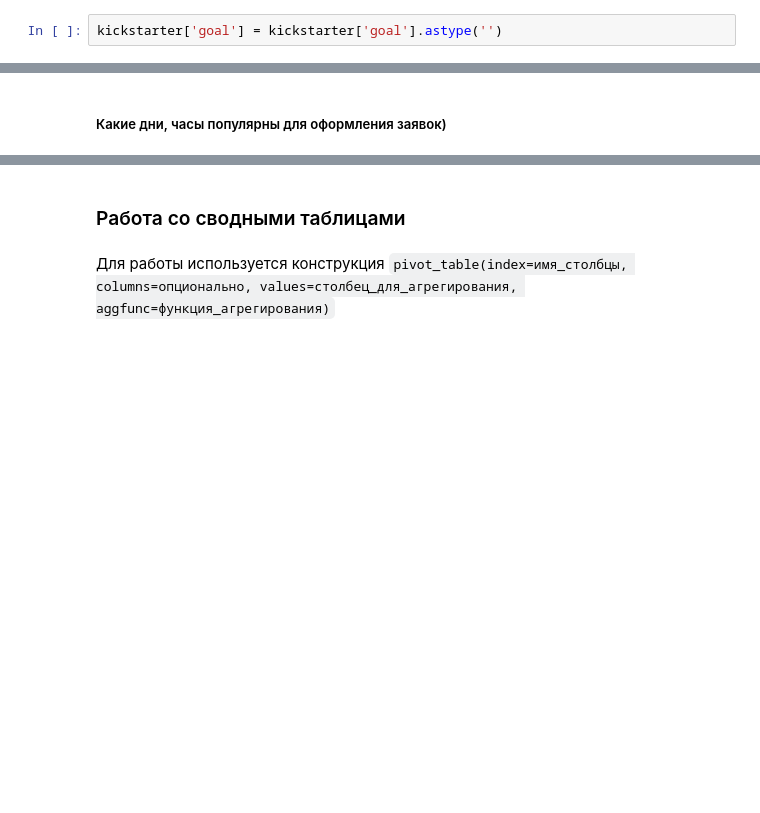
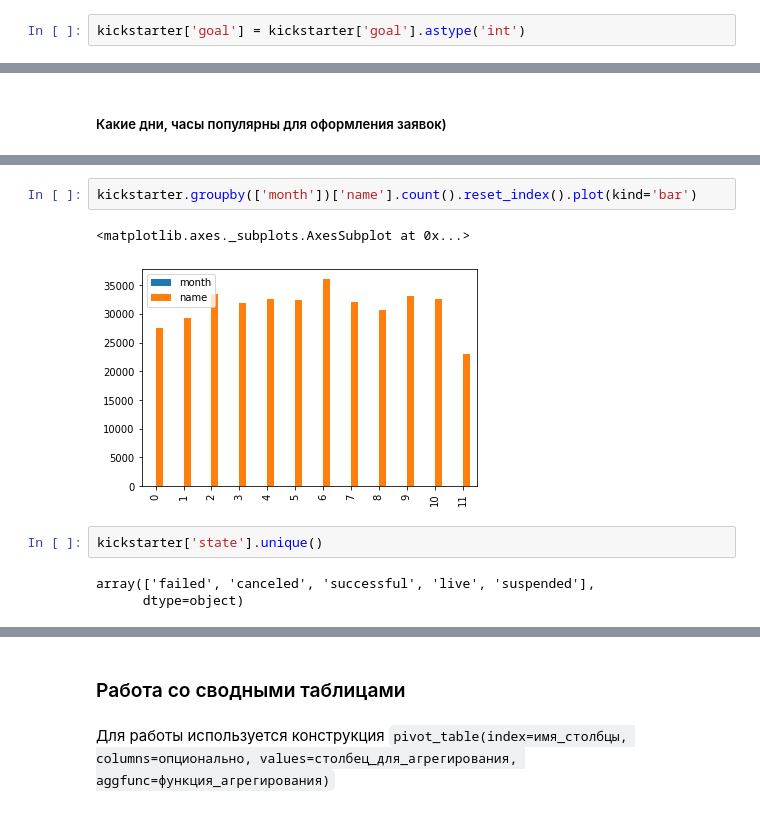
Before and after one commit to anton-solovev/misis_DA_lessons, a Jupyter notebook: lessons/Datacamp_day№1.ipynb, the cells around one changed output, grey strips where cells are left out. Cells and saved outputs as stored; diff of their text form; blank space fills up the shorter version.

```diff
--- a/lessons/Datacamp_day№1.ipynb
+++ b/lessons/Datacamp_day№1.ipynb
@@ -779,7 +775,7 @@ math.ceil(5.5)
 # %% [output]
 6
 # %%
-kickstarter['goal'] = kickstarter['goal'].astype('')
+kickstarter['goal'] = kickstarter['goal'].astype('int')
 # %%
 kickstarter.info()
 # %% [output]
@@ -838,0 +1106,10 @@ memory usage: 57.2+ MB
+# %%
+kickstarter.groupby(['month'])['name'].count().reset_index().plot(kind='bar')
+# %% [output]
+<matplotlib.axes._subplots.AxesSubplot at 0x...>
+[figure, added]
+# %%
+kickstarter['state'].unique()
+# %% [output]
+array(['failed', 'canceled', 'successful', 'live', 'suspended'],
+      dtype=object)
```
Also changed, not shown: parts of 68 cells of this notebook.
